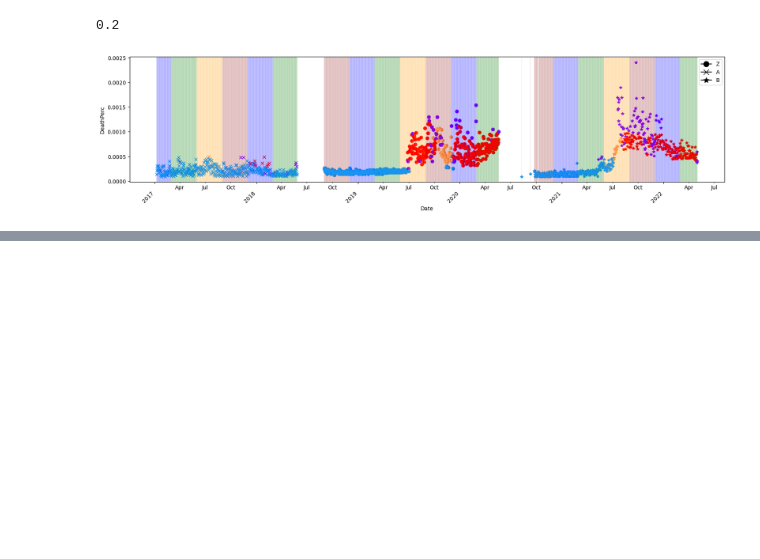
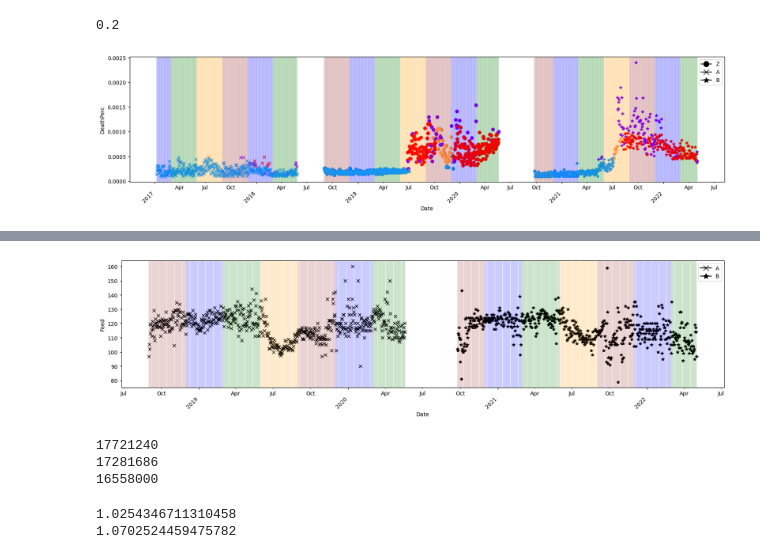
Before and after one commit to CanaliDavide/DASA--Project, a Jupyter notebook: Comparison/Comparison_z_ab.ipynb, the cells around one changed output, grey strips where cells are left out. Saved outputs shown, nothing was run; the diff lists cells and outputs as text; code cells hidden in the pictures; blank space fills up the shorter version.

```diff
--- a/Comparison/Comparison_z_ab.ipynb
+++ b/Comparison/Comparison_z_ab.ipynb
@@ -290,0 +343,55 @@ plt.show()
+# %%
+variable = "Feed"
+
+fig, ax1 = plt.subplots()
+ax1.set_xlabel('Date')
+ax1.set_ylabel("Feed")
+
+ax1.xaxis.set_major_locator(mpl.dates.YearLocator())
+ax1.xaxis.set_minor_locator(mpl.dates.MonthLocator((1,4,7,10)))
+ax1.xaxis.set_major_formatter(mpl.dates.DateFormatter("\n%Y"))
+ax1.xaxis.set_minor_formatter(mpl.dates.DateFormatter("%b"))
+fig.set_figwidth(20)
+plt.setp(ax1.get_xticklabels(), rotation=0, ha="center")
+
+for i in range(len(cycleA)):
+
+    ax1.plot(cycleA["Date"][i],cycleA[variable][i],"x",color="black")
+
+    month =  cycleA.Date.dt.month[i]
+    if (month==9)|(month==10)|(month==11):
+        color='brown'
+    elif (month==12)|(month==1)|(month==2):
+        color = 'blue'
+    elif (month==3)|(month==4)|(month==5):
+        color = 'green'
+    elif (month==6)|(month==7)|(month==8):
+        color = 'orange'
+    ax1.axvline(cycleA["Date"][i], color=color,alpha=0.1)
+
+for i in range(len(cycleB)):
+
+    ax1.plot(cycleB["Date"][i],cycleB[variable][i],"*",color="black")
+
+    month =  cycleB.Date.dt.month[i]
+    if (month==9)|(month==10)|(month==11):
+        color='brown'
+    elif (month==12)|(month==1)|(month==2):
+        color = 'blue'
+    elif (month==3)|(month==4)|(month==5):
+        color = 'green'
+    elif (month==6)|(month==7)|(month==8):
+        color = 'orange'
+    ax1.axvline(cycleB["Date"][i], color=color,alpha=0.1)
+
+legend_elements = [
+                Line2D([0], [0], marker='x', color='black', label='A', markersize=10),
+                Line2D([0], [0], marker='*', color='black', label='B', markersize=10),]
+
+ax1.legend(handles=legend_elements, loc='best')
+
+plt.gcf().autofmt_xdate()
+plt.xticks(rotation=45)
+plt.show()
+# %% [output]
+[figure, added]
@@ -290,0 +402,14 @@ plt.show()
+# %%
+print(deathZ)
+print(deathA)
+print(deathB)
+# %% [output]
+17721240
+17281686
+16558000
+# %%
+print(deathZ/deathA)
+print(deathZ/deathB)
+# %% [output]
+1.0254346711310458
+1.0702524459475782
```
Also changed, not shown: parts of 5 cells of this notebook, 12 other files.
